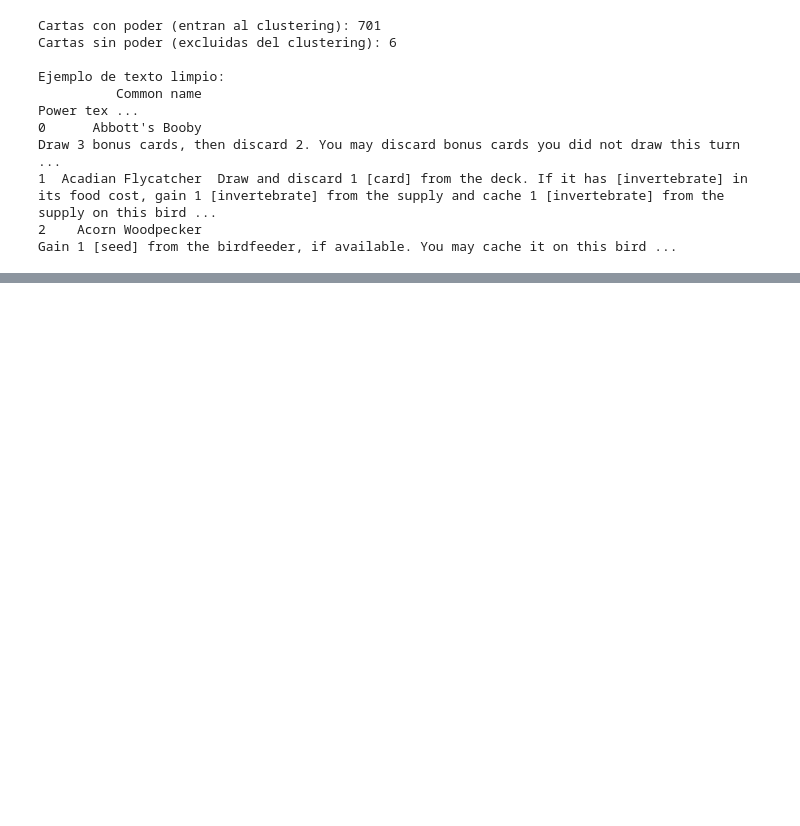
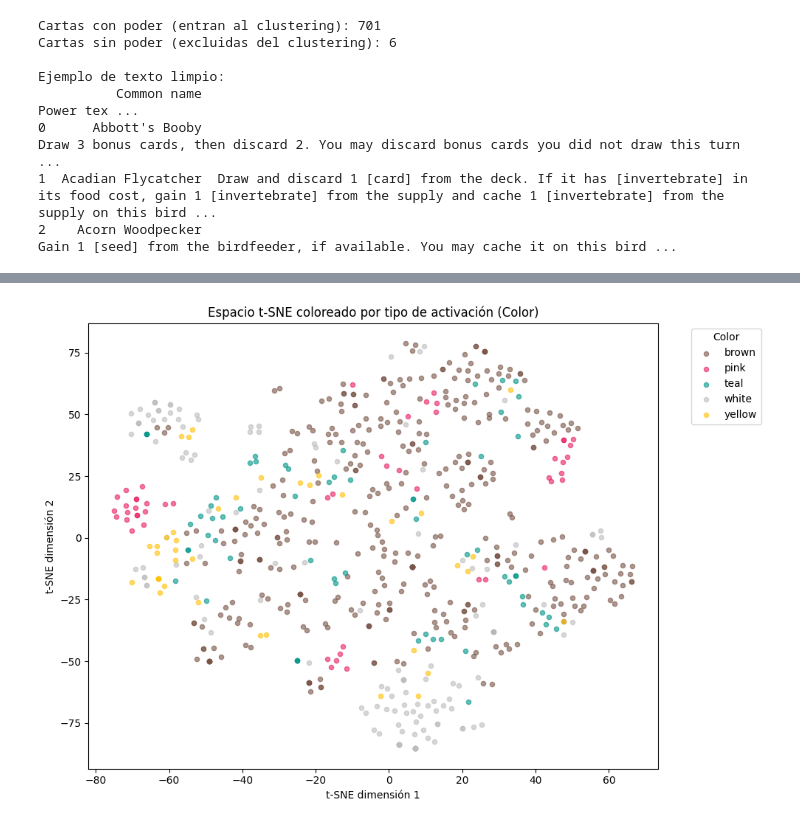
Before and after one commit to marce8881/wingspan-ml, a Jupyter notebook: notebooks/wingspan_analysis.ipynb, the cells around one changed output, grey strips where cells are left out. Cells and saved outputs as stored; diff of their text form; code cells hidden in the pictures; blank space fills up the shorter version.

```diff
--- a/notebooks/wingspan_analysis.ipynb
+++ b/notebooks/wingspan_analysis.ipynb
@@ -223,0 +276,30 @@ Ejemplo de texto limpio:
+# %%
+# t-SNE: reducir a 2 dimensiones para visualización
+tsne = TSNE(
+    n_components=2,
+    perplexity=40,
+    random_state=RANDOM_STATE,
+    max_iter=1000
+)
+X_tsne = tsne.fit_transform(X_pca)
+
+df_con_poder['tsne_x'] = X_tsne[:, 0]
+df_con_poder['tsne_y'] = X_tsne[:, 1]
+
+# Vista preliminar coloreada por Color (tipo de activación)
+color_map = {'brown': '#795548', 'pink': '#E91E63', 'white': '#BDBDBD',
+             'teal': '#009688', 'yellow': '#FFC107'}
+
+fig, ax = plt.subplots(figsize=(10, 7))
+for color_val, group in df_con_poder.groupby('Color'):
+    c = color_map.get(str(color_val).lower(), 'gray')
+    ax.scatter(group['tsne_x'], group['tsne_y'], c=c, label=color_val,
+               alpha=0.6, s=20)
+ax.set_title('Espacio t-SNE coloreado por tipo de activación (Color)')
+ax.set_xlabel('t-SNE dimensión 1')
+ax.set_ylabel('t-SNE dimensión 2')
+ax.legend(title='Color', bbox_to_anchor=(1.05, 1), loc='upper left')
+plt.tight_layout()
+plt.show()
+# %% [output]
+[figure, added]
```
Also changed, not shown: parts of 16 cells of this notebook.
